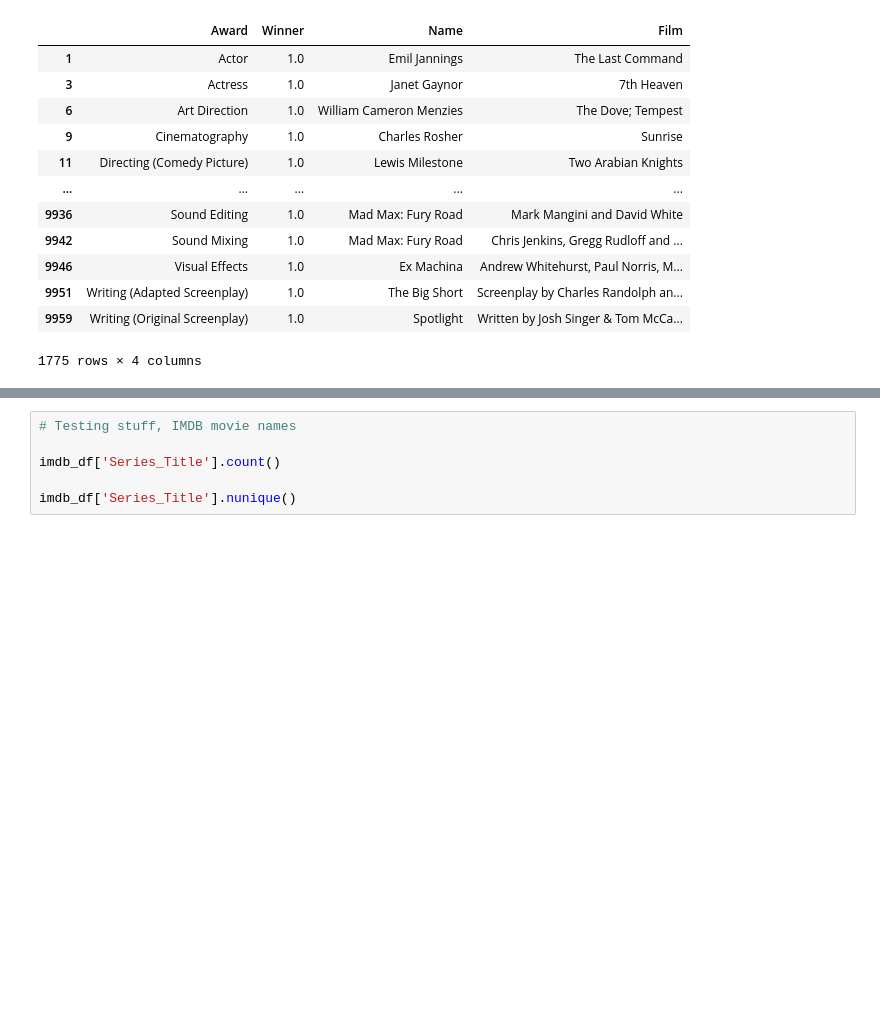
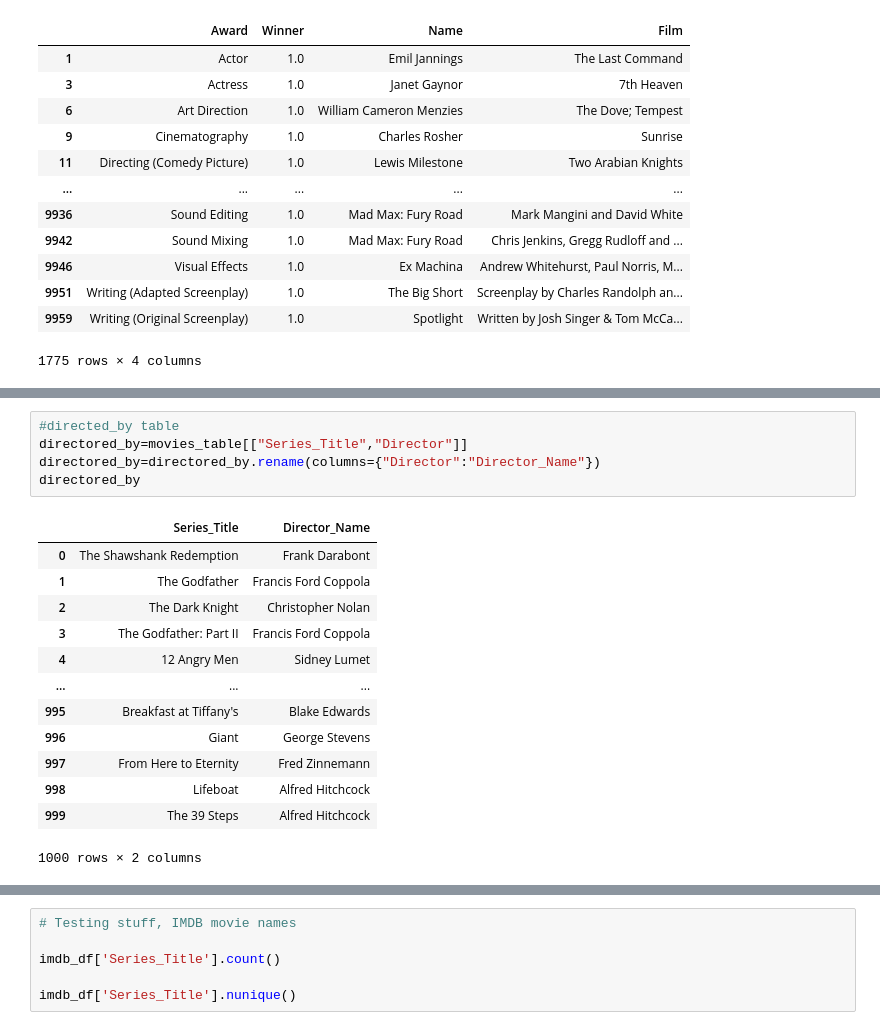
Before and after one commit to 0samvuong/Project-2-ETL-Group-6, a Jupyter notebook: movies.ipynb, the cells around one changed output, grey strips where cells are left out. Saved outputs shown, nothing was run; the diff lists cells and outputs as text; blank space fills up the shorter version.

```diff
--- a/movies.ipynb
+++ b/movies.ipynb
@@ -85,0 +109,19 @@ award_list_df
+# %%
+#directed_by table
+directored_by=movies_table[["Series_Title","Director"]]
+directored_by=directored_by.rename(columns={"Director":"Director_Name"})
+directored_by
+# %% [output]
+|  | Series_Title | Director_Name |
+| 0 | The Shawshank Redemption | Frank Darabont |
+| 1 | The Godfather | Francis Ford Coppola |
+| 2 | The Dark Knight | Christopher Nolan |
+| 3 | The Godfather: Part II | Francis Ford Coppola |
+| 4 | 12 Angry Men | Sidney Lumet |
+| ... | ... | ... |
+| 995 | Breakfast at Tiffany's | Blake Edwards |
+| 996 | Giant | George Stevens |
+| 997 | From Here to Eternity | Fred Zinnemann |
+| 998 | Lifeboat | Alfred Hitchcock |
+| 999 | The 39 Steps | Alfred Hitchcock |
+1000 rows × 2 columns
```
Also changed, not shown: parts of 12 cells of this notebook, 1 other file.
